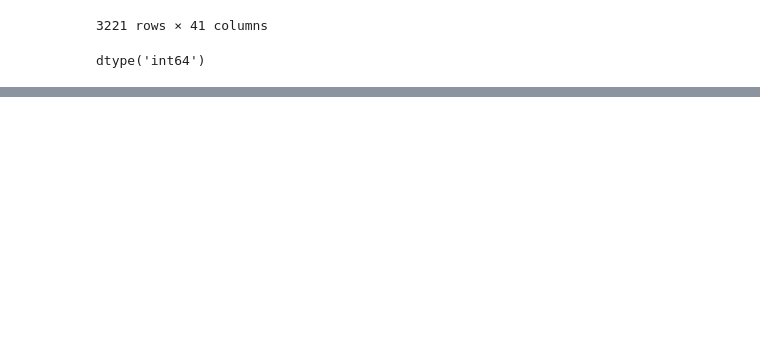
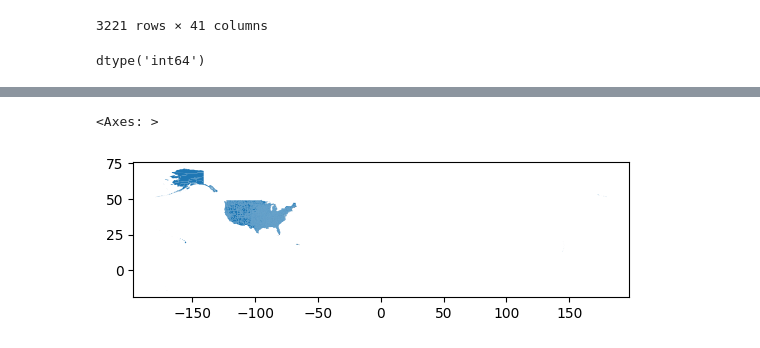
Before and after one commit to uchicago-dsi/rafi-grocery, a Jupyter notebook: String Match Week 3 .ipynb, the cells around one changed output, grey strips where cells are left out. Cells and saved outputs as stored; diff of their text form; code cells hidden in the pictures; blank space fills up the shorter version.

```diff
--- a/String Match Week 3 .ipynb
+++ b/String Match Week 3 .ipynb
@@ -756,0 +755,6 @@ census_counties_data
+# %%
+census_counties = gpd.read_file('../rafi-grocery/data/county shape file/cb_2018_us_county_500k.shp')
+census_counties.head()
+territories = ['72', '69', '66', '78','60','02','15']
+updated_census_counties = census_counties.drop(census_counties[census_counties['STATEFP'].isin(territories)].index)
+updated_census_counties.head()
@@ -756,0 +768,5 @@ census_counties_data
+# %%
+census_counties.plot()
+# %% [output]
+<Axes: >
+[figure, added]
```
Also changed, not shown: parts of 19 cells of this notebook.
